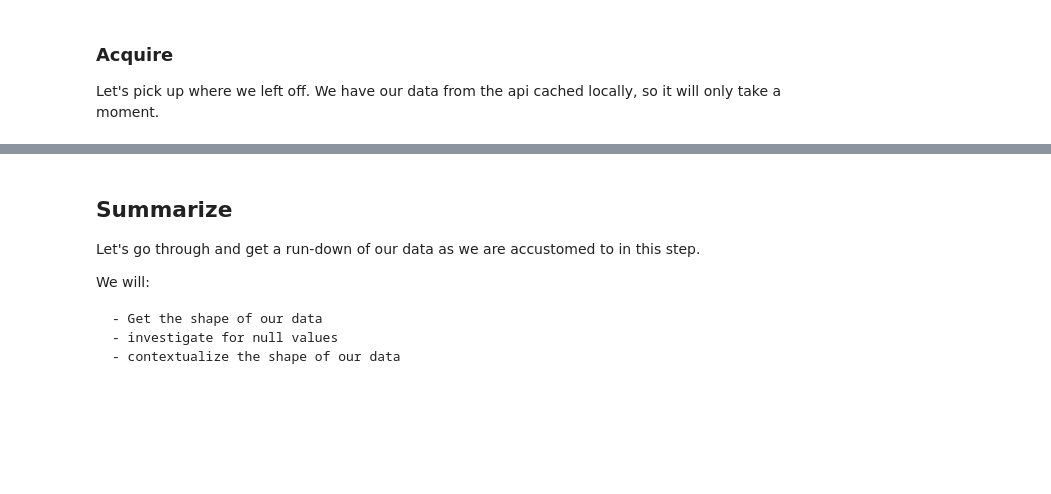
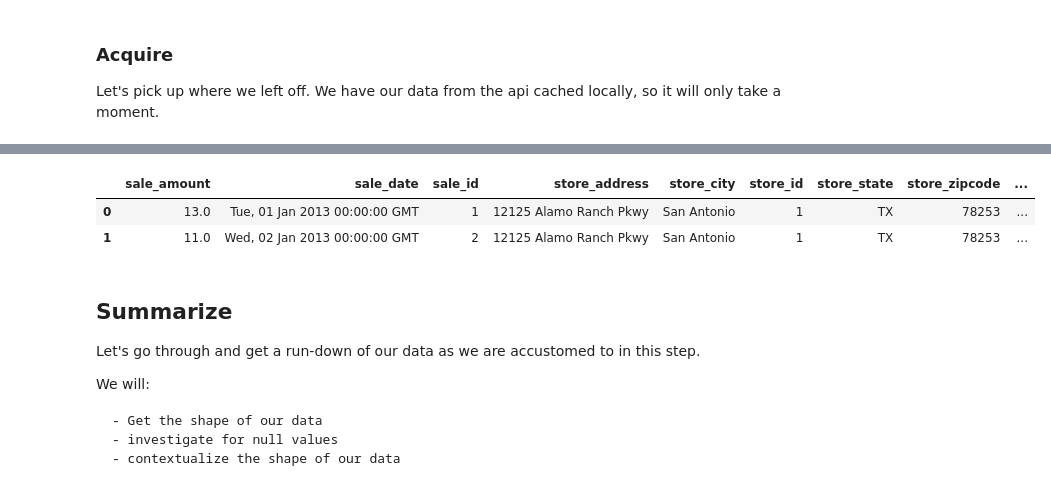
Before and after one commit to CodeupClassroom/florence-time-series-exercises, a Jupyter notebook: prepare_lesson.ipynb, the cells around one changed output, grey strips where cells are left out. Saved outputs shown, nothing was run; the diff lists cells and outputs as text; code cells hidden in the pictures; blank space fills up the shorter version.

```diff
--- a/prepare_lesson.ipynb
+++ b/prepare_lesson.ipynb
@@ -29,3 +35,9 @@ df.head(2)
+# %%
+df.head(2)
+# %% [output]
+|  | sale_amount | sale_date | sale_id | store_address | store_city | store_id | store_state | store_zipcode | ... |
+| 0 | 13.0 | Tue, 01 Jan 2013 00:00:00 GMT | 1 | 12125 Alamo Ranch Pkwy | San Antonio | 1 | TX | 78253 | ... |
+| 1 | 11.0 | Wed, 02 Jan 2013 00:00:00 GMT | 2 | 12125 Alamo Ranch Pkwy | San Antonio | 1 | TX | 78253 | ... |
 # %% [markdown]
 ## Summarize
 
```
Also changed, not shown: parts of 28 cells of this notebook.
